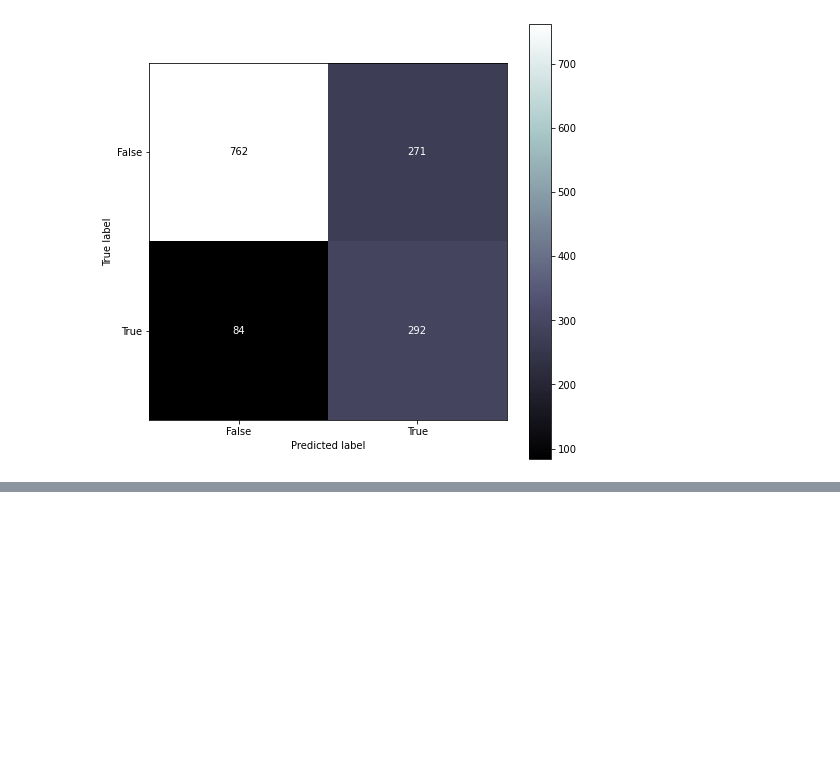
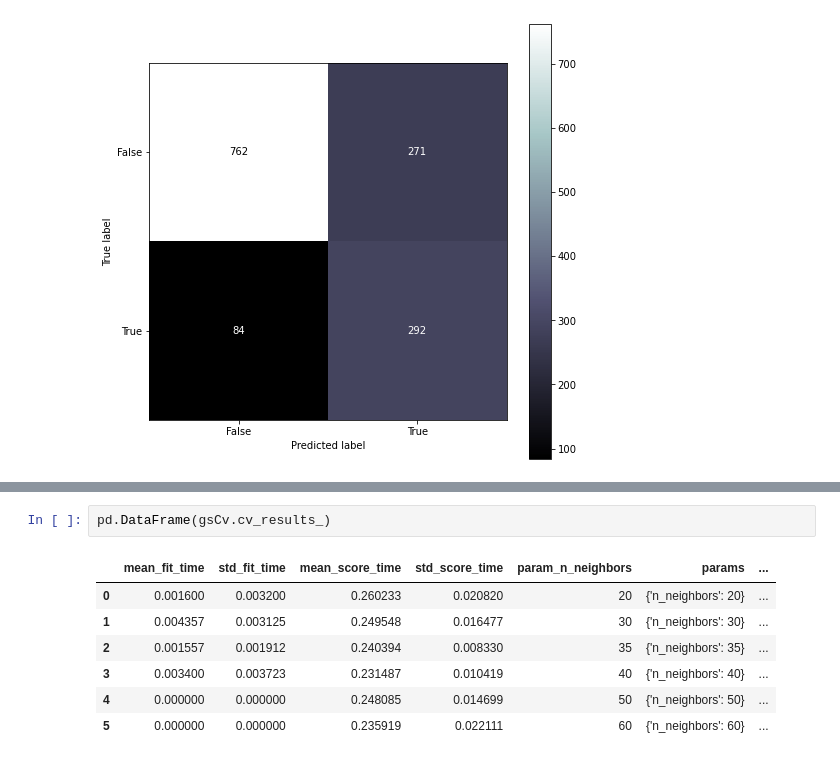
Before and after one commit to Jeff-ChenFan-Wang/TelecomChurnAnalysis, a Jupyter notebook: Model.ipynb, the cells around one changed output, grey strips where cells are left out. Drawn from its saved outputs; the diff is of its cells as text; blank space fills up the shorter version.

```diff
--- a/Model.ipynb
+++ b/Model.ipynb
@@ -107,0 +125,10 @@ ConfusionMatrixDisplay.from_estimator(log_reg,log_x_test,y_test,cmap='bone',ax=a
+# %%
+pd.DataFrame(gsCv.cv_results_)
+# %% [output]
+|  | mean_fit_time | std_fit_time | mean_score_time | std_score_time | param_n_neighbors | params | ... |
+| 0 | 0.001600 | 0.003200 | 0.260233 | 0.020820 | 20 | {'n_neighbors': 20} | ... |
+| 1 | 0.004357 | 0.003125 | 0.249548 | 0.016477 | 30 | {'n_neighbors': 30} | ... |
+| 2 | 0.001557 | 0.001912 | 0.240394 | 0.008330 | 35 | {'n_neighbors': 35} | ... |
+| 3 | 0.003400 | 0.003723 | 0.231487 | 0.010419 | 40 | {'n_neighbors': 40} | ... |
+| 4 | 0.000000 | 0.000000 | 0.248085 | 0.014699 | 50 | {'n_neighbors': 50} | ... |
+| 5 | 0.000000 | 0.000000 | 0.235919 | 0.022111 | 60 | {'n_neighbors': 60} | ... |
```
Also changed, not shown: parts of 6 cells of this notebook.
